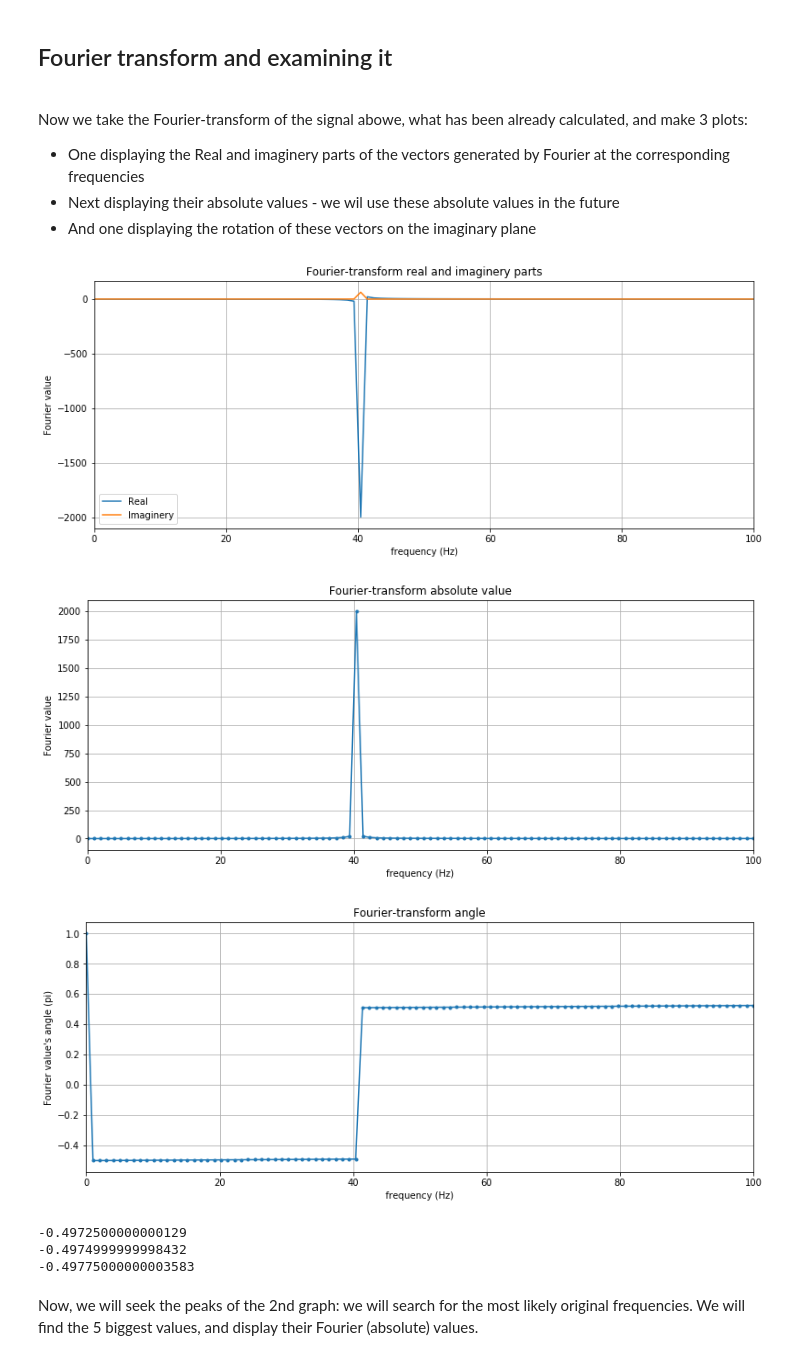
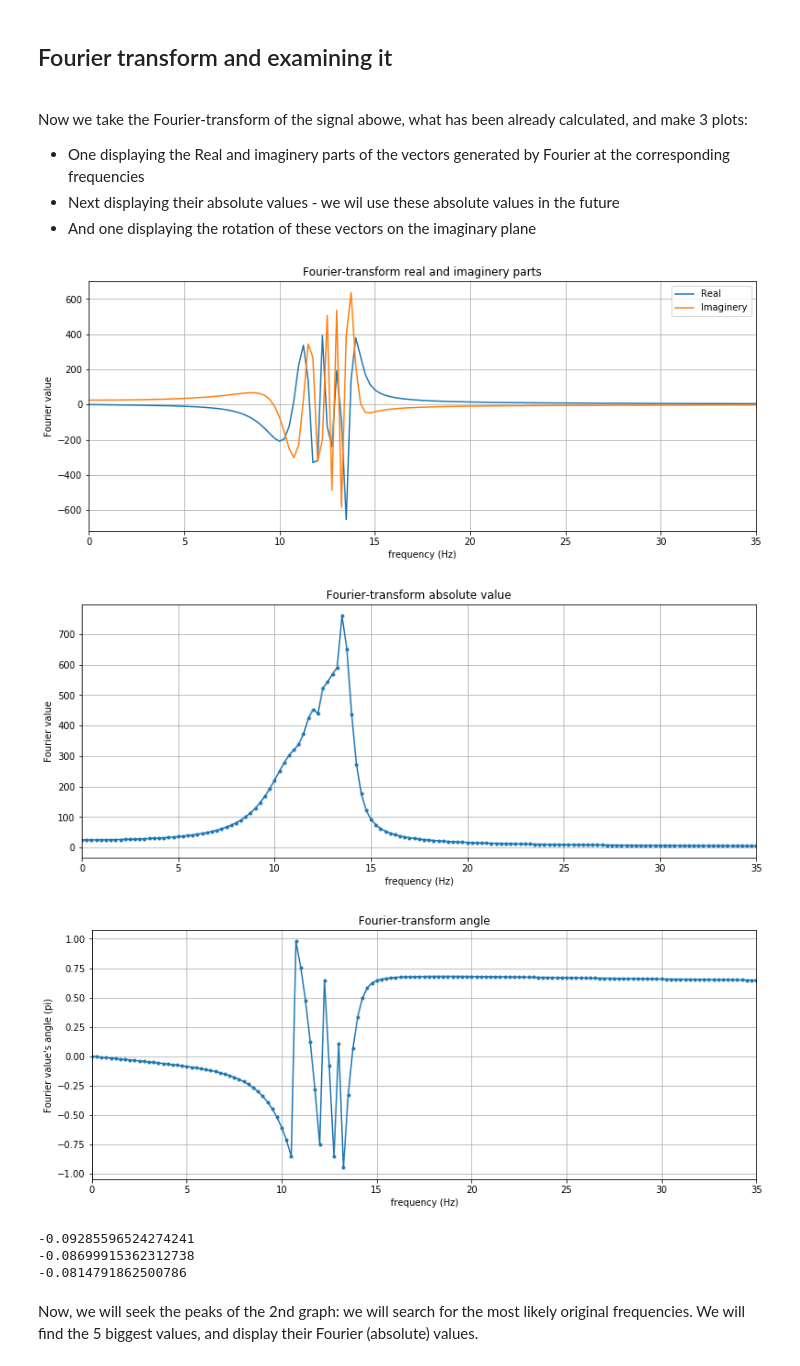
Before and after one commit to martonvavrik/fusion_research, a Jupyter notebook: waves.ipynb, the cells around one changed output. Drawn from its saved outputs; the diff is of its cells as text; code cells hidden in the pictures.

```diff
--- a/waves.ipynb
+++ b/waves.ipynb
@@ -15,15 +15,16 @@ from IPython.display import display
 <br> randamp - amplitude of noise (random noise)
 <br> <br> First, we create our signal and noise. In deafult: a sine wave, and a white noise.
 # %%
-f=10
-frangemax=100
+f=5
+#t=4
 samples=4000
 s_rate=1000
 t=samples/s_rate
 randamp=0
+frangemax=int(35*t)
 
 x = np.linspace(0.0, t, samples)
-s_det = np.sin(f*2*np.pi*x)
+s_det = np.sin(f*2*np.pi*x*(1+(x*2)**0.2))
 s_noise = (np.random.rand(samples)-0.5)*randamp
 s=(s_det+s_noise)/(0.5*randamp+1)
 # %% [markdown]
@@ -47,6 +50,6 @@ plt.xlabel('time (s)')
 plt.show()
 
 yf = scipy.fftpack.fft(s)
-xf = np.linspace(0.0, frangemax, frangemax)
+xf = np.linspace(0.0, frangemax/t, frangemax+1)
 nyquist=samples/2/t
 # %% [output]
@@ -58,57 +61,57 @@ nyquist=samples/2/t
  - Next displaying their absolute values - we wil use these absolute values in the future
  - And one displaying the rotation of these vectors on the imaginary plane
 # %%
-yfabs=np.abs(yf[:frangemax])
-yfang=np.angle(yf[:frangemax])
-yfimag=np.imag(yf[:frangemax])
-yfreal=np.real(yf[:frangemax])
+yfabs=np.abs(yf[:frangemax+1])
+yfang=np.angle(yf[:frangemax+1])
+yfimag=np.imag(yf[:frangemax+1])
+yfreal=np.real(yf[:frangemax+1])
 #yfabs=(np.abs(yf[:frangemax])*np.abs(yfimag)*np.abs(yfreal))
 
 plt.figure(figsize=(13,5))
 plt.plot(xf,yfimag,xf,yfreal)
 #plt.axis([0,frangemax,0,1.5/rs])
-plt.xlim((0,frangemax))
+plt.xlim((0,frangemax/t))
 plt.xlabel('frequency (Hz)')
 plt.ylabel('Fourier value')
 #plt.xscale('log')
 plt.title('Fourier-transform real and imaginery parts')
 plt.grid(True)
 plt.legend(('Real', 'Imaginery'))
 plt.show()
 
 plt.figure(figsize=(13,5))
 plt.plot(xf,yfabs,".-")
 #plt.axis([0,frangemax,0,1.5/rs])
-plt.xlim((0,frangemax))
+plt.xlim((0,frangemax/t))
 plt.xlabel('frequency (Hz)')
 plt.ylabel('Fourier value')
 #plt.xscale('log')
 plt.title('Fourier-transform absolute value')
 plt.grid(True)
 plt.show()
 
 yfang=yfang/np.pi
 plt.figure(figsize=(13,5))
 plt.plot(xf,yfang,".-")
 #plt.axis([0,frangemax,0,1.5/rs])
-plt.xlim((0,frangemax))
+plt.xlim((0,frangemax/t))
 plt.xlabel('frequency (Hz)')
 plt.ylabel("Fourier value's angle (pi)")
 #plt.xscale('log')
 plt.title('Fourier-transform angle')
 plt.grid(True)
 plt.show()
 
-print(yfang[f+1])
-print(yfang[f])
-print(yfang[f-1])
+print(yfang[f*int(t)+1])
+print(yfang[f*int(t)])
+print(yfang[f*int(t)-1])
 # %% [output]
-[figure, old version]
+[figure, new version]
-[figure, old version]
+[figure, new version]
-[figure, old version]
+[figure, new version]
--0.4972500000000129
--0.4974999999998432
--0.49775000000003583
+-0.09285596524274241
+-0.08699915362312738
+-0.0814791862500786
 # %% [markdown]
 Now, we will seek the peaks of the 2nd graph: we will search for the most likely original frequencies. We will find the 5 biggest values, and display their Fourier (absolute) values.
 # %%
```
Also changed, not shown: parts of 11 cells of this notebook.
